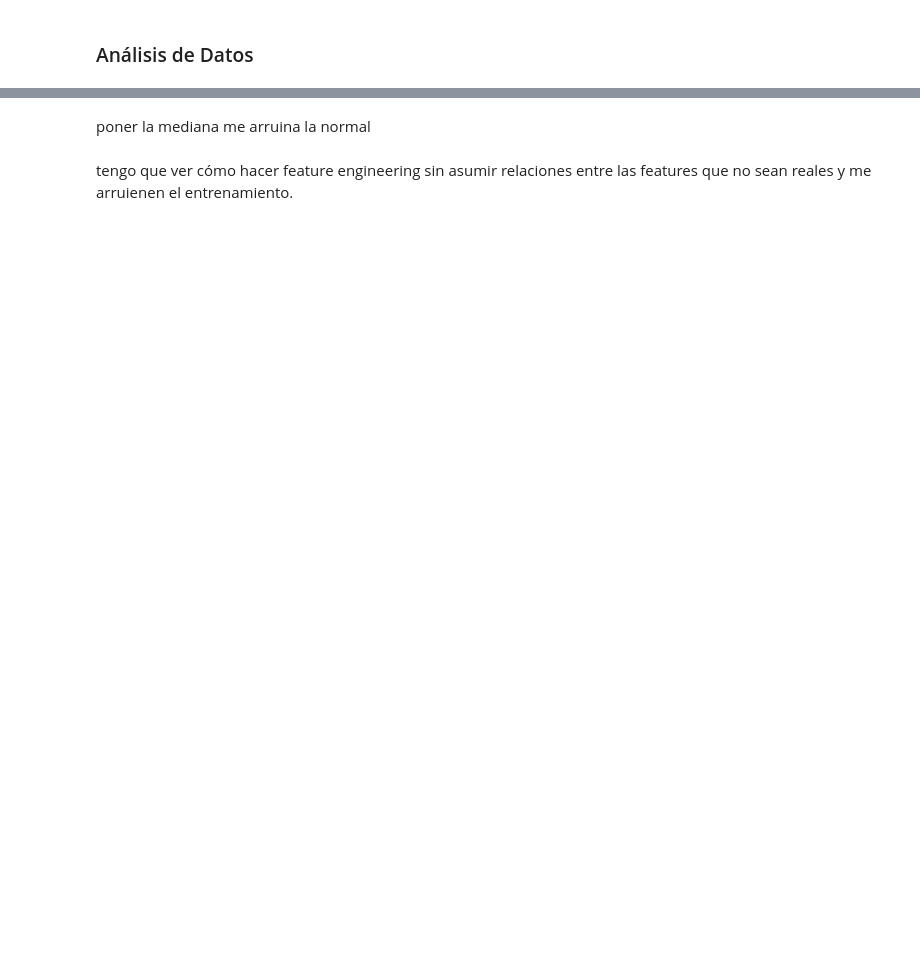
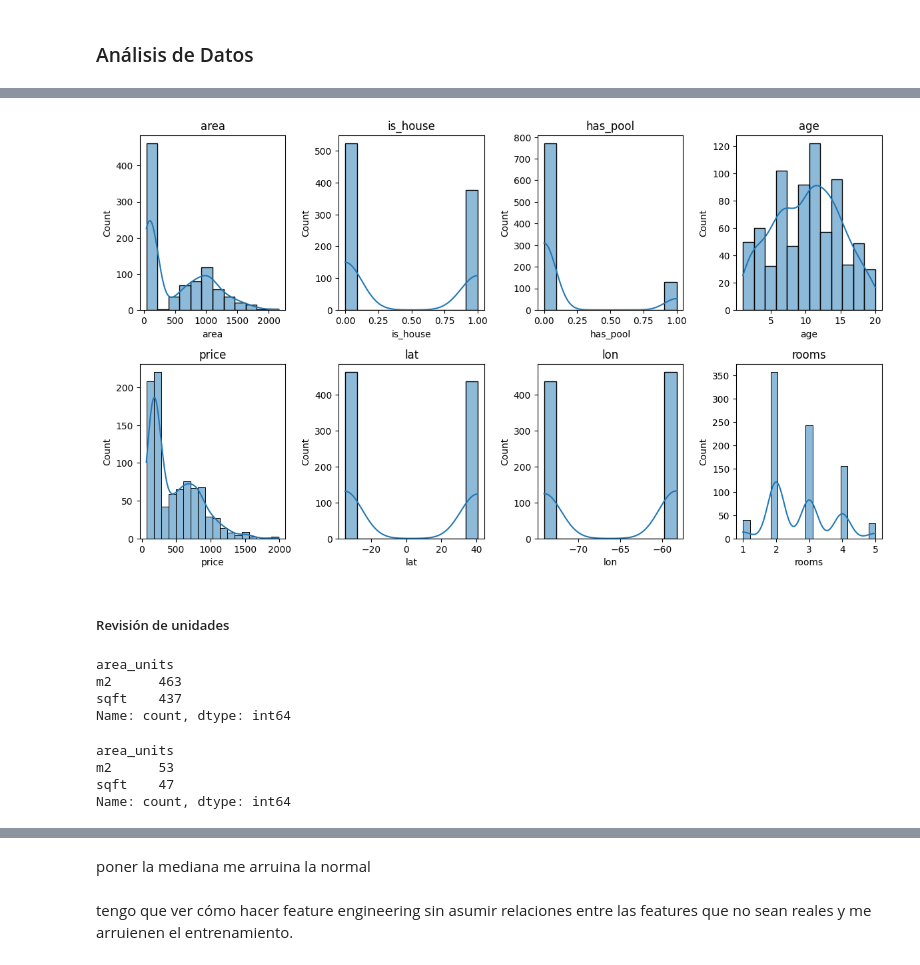
Before and after one commit to anatissera/Machine-Learning-Deep-Learning, a Jupyter notebook: Tissera_AnaPaula_TP1/Análisis_de_datos.ipynb, the cells around one changed output, grey strips where cells are left out. Drawn from its saved outputs; the diff is of its cells as text; code cells hidden in the pictures; blank space fills up the shorter version.

```diff
--- a/Tissera_AnaPaula_TP1/Análisis_de_datos.ipynb
+++ b/Tissera_AnaPaula_TP1/Análisis_de_datos.ipynb
@@ -329,0 +8,6 @@ max     20.000000    5.000000
+# %%
+casas_dev = pd.read_csv("casas_dev.csv")
+casas_test = pd.read_csv("casas_test.csv")
+
+casas_dev_df = casas_dev.copy()
+casas_test_df = casas_test.copy()
@@ -329,0 +92,24 @@ max     20.000000    5.000000
+# %%
+def plot_distributions(df):
+    to_plot = df.select_dtypes(include='number') # .columns.drop(['is_house', 'has_pool'])
+
+    plt.figure(figsize=(12, 10))
+    for i, col in enumerate(to_plot, 1):
+        plt.subplot(3, 4, i)
+        sns.histplot(df[col], kde=True)
+        plt.title(col)
+    plt.tight_layout()
+    plt.show()
+
+plot_distributions(casas_dev_df)
+# %% [output]
+[figure, added]
+# %% [markdown]
+##### Revisión de unidades
+# %%
+print(casas_dev_df['area_units'].value_counts())
+# %% [output]
+area_units
+m2      463
+sqft    437
+Name: count, dtype: int64
@@ -329,0 +125,7 @@ max     20.000000    5.000000
+# %%
+print(casas_test_df['area_units'].value_counts())
+# %% [output]
+area_units
+m2      53
+sqft    47
+Name: count, dtype: int64
```
Also changed, not shown: parts of 43 cells of this notebook, 2 other files.
